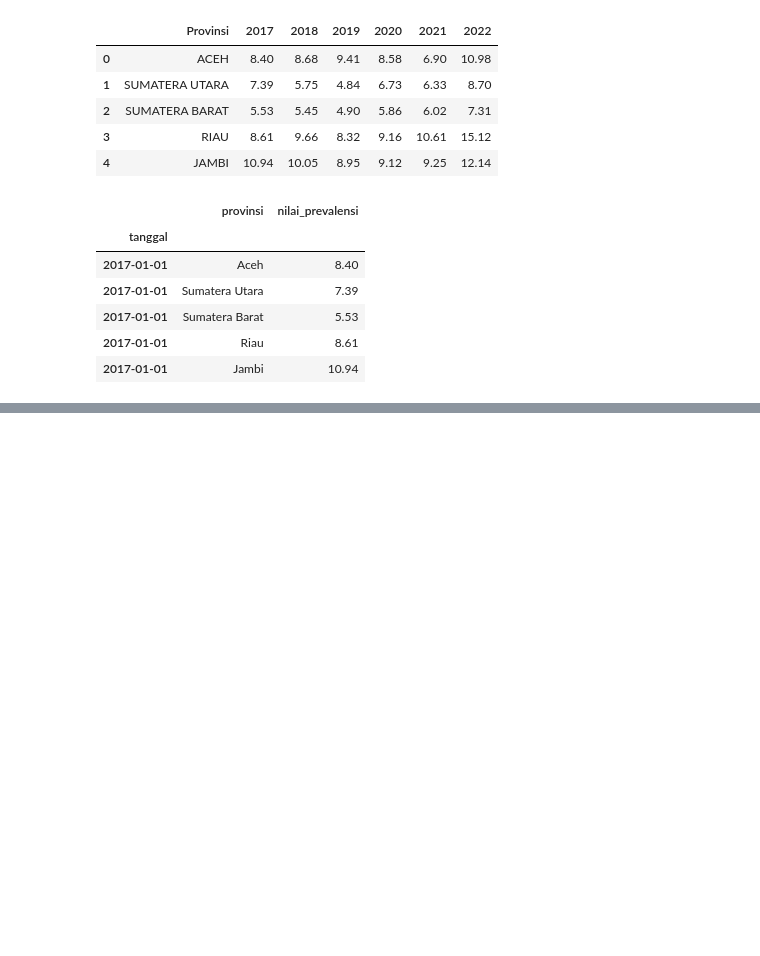
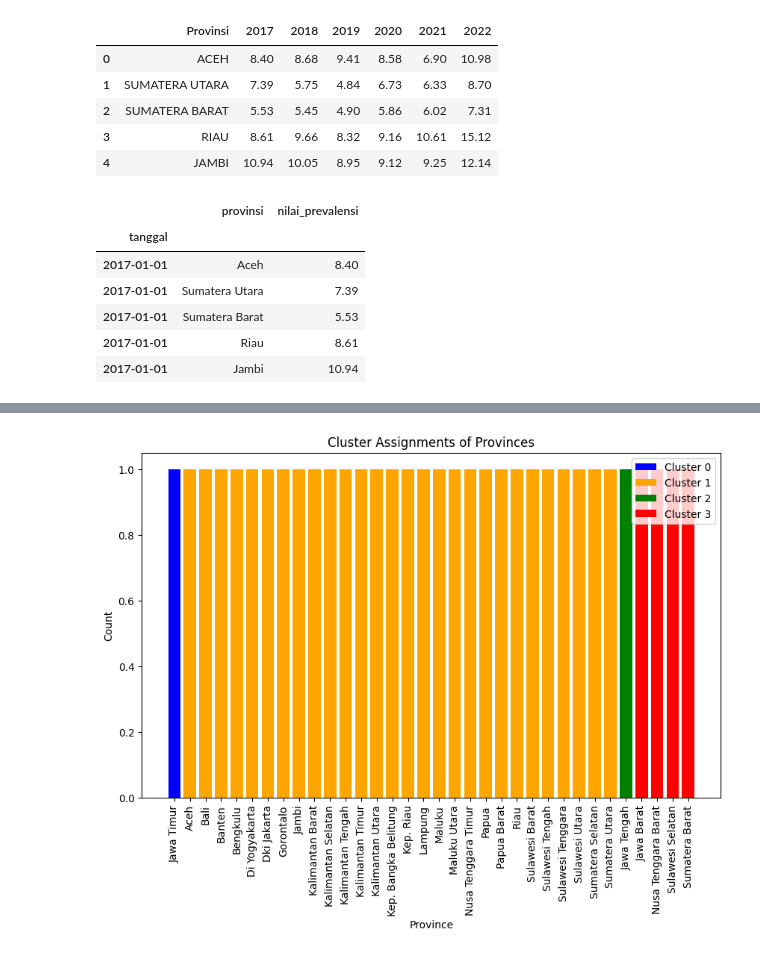
Before and after one commit to pakkaem/hunger-fighter_big-data-binus, a Jupyter notebook: main.ipynb, the cells around one changed output, grey strips where cells are left out. Drawn from its saved outputs; the diff is of its cells as text; code cells hidden in the pictures; blank space fills up the shorter version.

```diff
--- a/main.ipynb
+++ b/main.ipynb
@@ -458,0 +559,3 @@ df_takcukup_makanan.head()
+# %%
+cluster_counts = filtered_df.groupby(['provinsi', 'cluster_kmeans_']).size().unstack()
+cluster_counts
@@ -458,0 +581,23 @@ df_takcukup_makanan.head()
+# %%
+# Plotting the bar chart
+fig, ax = plt.subplots(figsize=(10, 6))
+
+# Define colors for each cluster
+colors = ['blue', 'orange', 'green', 'red', 'purple']
+
+# Iterate over the clusters
+for i, cluster_label in enumerate(cluster_counts.columns):
+    cluster_data = cluster_counts[cluster_label].dropna()
+    ax.bar(cluster_data.index, cluster_data.values, color=colors[i], label=f'Cluster {cluster_label}')
+
+ax.set_xlabel('Province')
+ax.set_ylabel('Count')
+ax.set_title('Cluster Assignments of Provinces')
+ax.legend()
+
+# Rotate x-axis labels for better visibility
+plt.xticks(rotation='vertical')
+
+plt.show()
+# %% [output]
+[figure, added]
```
Also changed, not shown: parts of 27 cells of this notebook, 8 other files.
